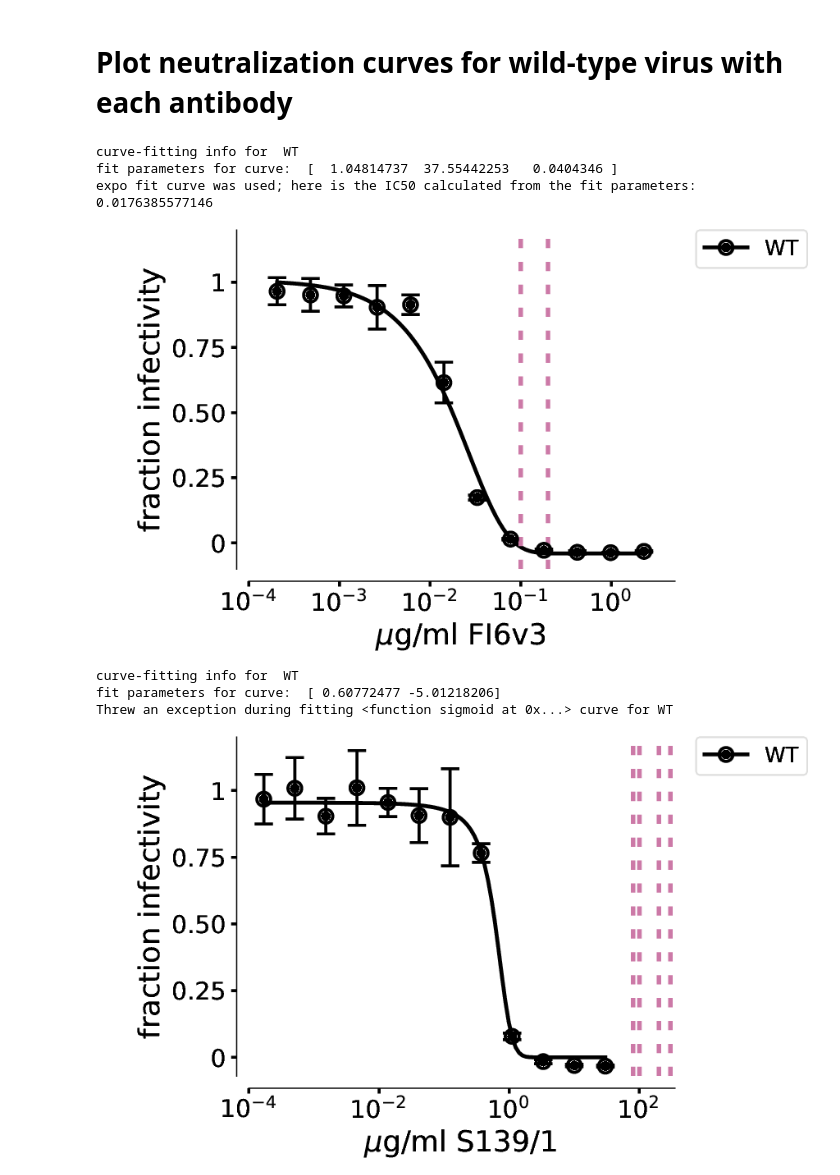
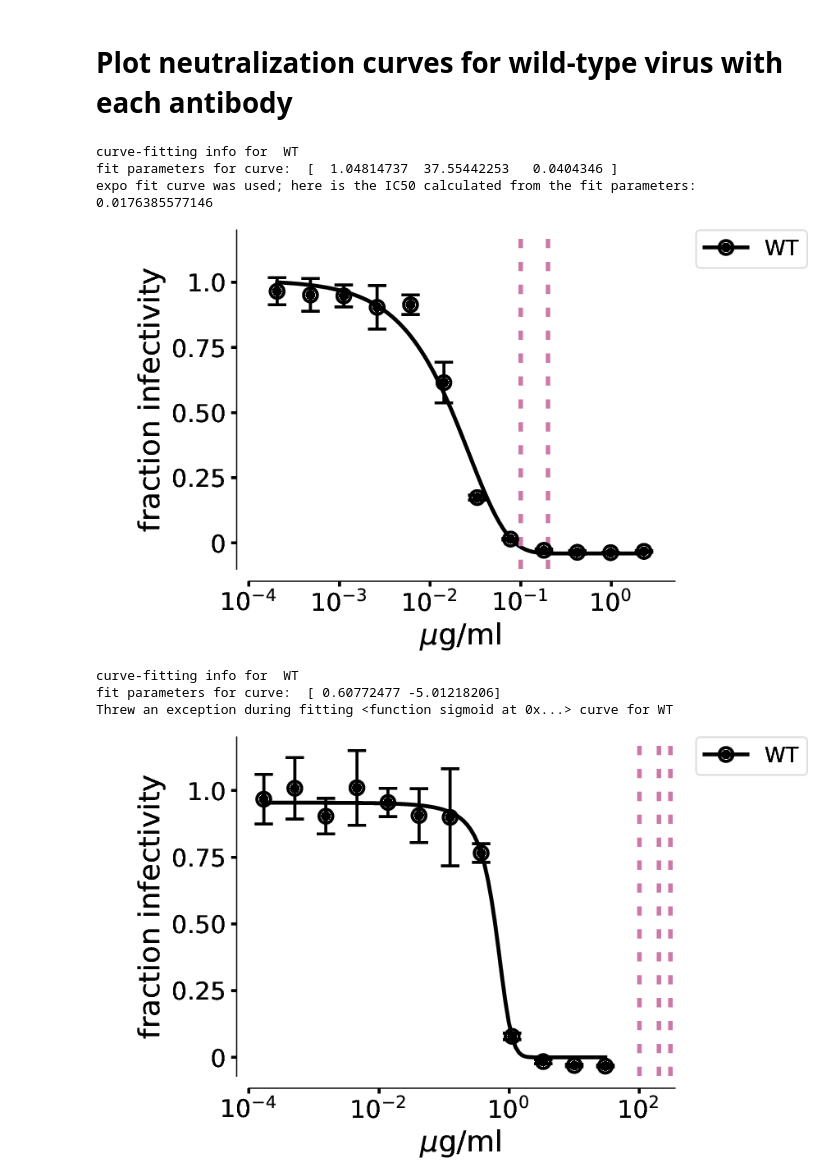
Before and after one commit to jbloomlab/HA_antibody_ease_of_escape, a Jupyter notebook: neutralization_assays/NeutralizationCurves.ipynb, the cells around one changed output. Cells and saved outputs as stored; diff of their text form; code cells hidden in the pictures.

```diff
--- a/neutralization_assays/NeutralizationCurves.ipynb
+++ b/neutralization_assays/NeutralizationCurves.ipynb
@@ -113,7 +113,7 @@ def PlotNeutralizationCurves(data, x_datalabel, y_datalabels, outfile,
     else:
         ax.set_ylim([-0.05,1.2])
 
-    plt.yticks([0.00, 0.25, 0.5, 0.75, 1.00], ['0', '0.25', '0.50', '0.75', '1'])
+    plt.yticks([0.00, 0.25, 0.5, 0.75, 1.00], ['0', '0.25', '0.50', '0.75', '1.0'])
 
     spineOffset = {'left': 8, 'bottom': 8}
     [spine.set_position(('outward',spineOffset[loc])) if loc in ['left','bottom'] else spine.set_color('none') for loc, spine in ax.spines.items() ]
@@ -279,7 +279,7 @@ PlotNeutralizationCurves(FI6v3_data, 'ug/ml_FI6v3',
                          fit_curve = True,
                          verbose = True,
                          x_lim =[1E-4,5], y_lim = [-0.1,1.2],
-                         x_label_override='$\mu$g/ml FI6v3',
+                         x_label_override='$\mu$g/ml',
                          vlines = [0.1, 0.2])
 
 showPDF('./plots/FI6v3_WT_neutralization_MAPlines.pdf')
@@ -287,35 +287,35 @@ showPDF('./plots/FI6v3_WT_neutralization_MAPlines.pdf')
 curve-fitting info for  WT
 fit parameters for curve:  [  1.04814737  37.55442253   0.0404346 ]
 expo fit curve was used; here is the IC50 calculated from the fit parameters:  0.0176385577146
-[figure, old version]
+[figure, new version]
 # %%
 #Plotting neutralization curve for S139/1
 mut = ['WT']
 color_cycle = ['k']
 style_cycle = ['solid']
 fit_cycle = [sigmoid]
 fmt_cycle = ['o']
 
 PlotNeutralizationCurves(S139_data, 'ug/ml_S139',
                          mut,
                          './plots/S139_WT_neutralization_MAPlines.pdf',
                          color_cycle=color_cycle,
                          style_cycle=style_cycle,
                          fit_cycle=fit_cycle,
                          fmt_cycle=fmt_cycle,
                          linewidth = 2.5,
                          fit_curve = True,
                          verbose = True,
                          x_lim =[1E-4,350], y_lim = [-0.07,1.2],
-                         x_label_override='$\mu$g/ml S139/1',
-                         vlines = [80, 100, 200, 300])
+                         x_label_override='$\mu$g/ml',
+                         vlines = [100, 200, 300])
 
 showPDF('./plots/S139_WT_neutralization_MAPlines.pdf')
 # %% [output]
 curve-fitting info for  WT
 fit parameters for curve:  [ 0.60772477 -5.01218206]
 Threw an exception during fitting <function sigmoid at 0x...> curve for WT
-[figure, old version]
+[figure, new version]
 # %%
 #Plotting neutralization curve for C179
 mut = ['WT']
```
Also changed, not shown: parts of 4 cells of this notebook, 6 other files.
